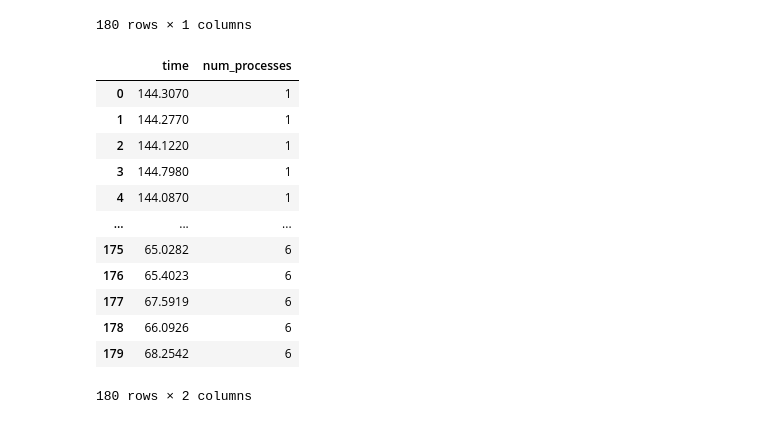
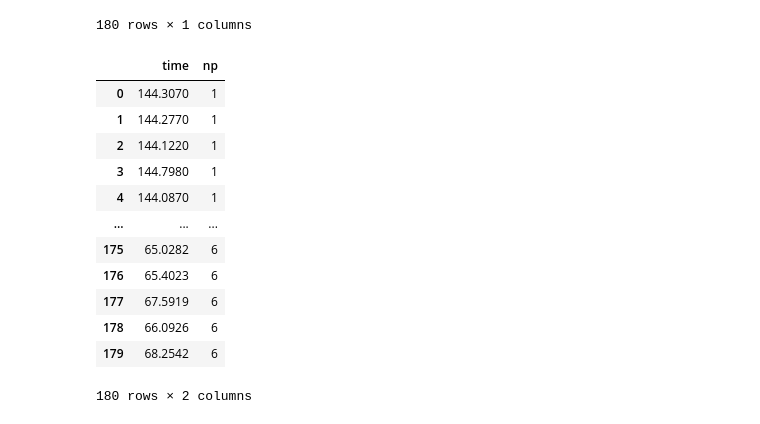
Before and after one commit to Falivith/ippd-imageprocessor, a Jupyter notebook: data_analysis.ipynb, the cells around one changed output. Saved outputs shown, nothing was run; the diff lists cells and outputs as text; code cells hidden in the pictures.

```diff
--- a/data_analysis.ipynb
+++ b/data_analysis.ipynb
@@ -66,11 +66,11 @@ df_batch
 # %%
 import numpy as np
 
-num_processes = np.repeat([1, 2, 3, 4, 5, 6], 30)[:180]
-df_batch['num_processes'] = num_processes
+np = np.repeat([1, 2, 3, 4, 5, 6], 30)[:180]
+df_batch['np'] = np
 df_batch
 # %% [output]
-|  | time | num_processes |
+|  | time | np |
 | 0 | 144.3070 | 1 |
 | 1 | 144.2770 | 1 |
 | 2 | 144.1220 | 1 |
```
Also changed, not shown: parts of 7 cells of this notebook, 5 other files.
